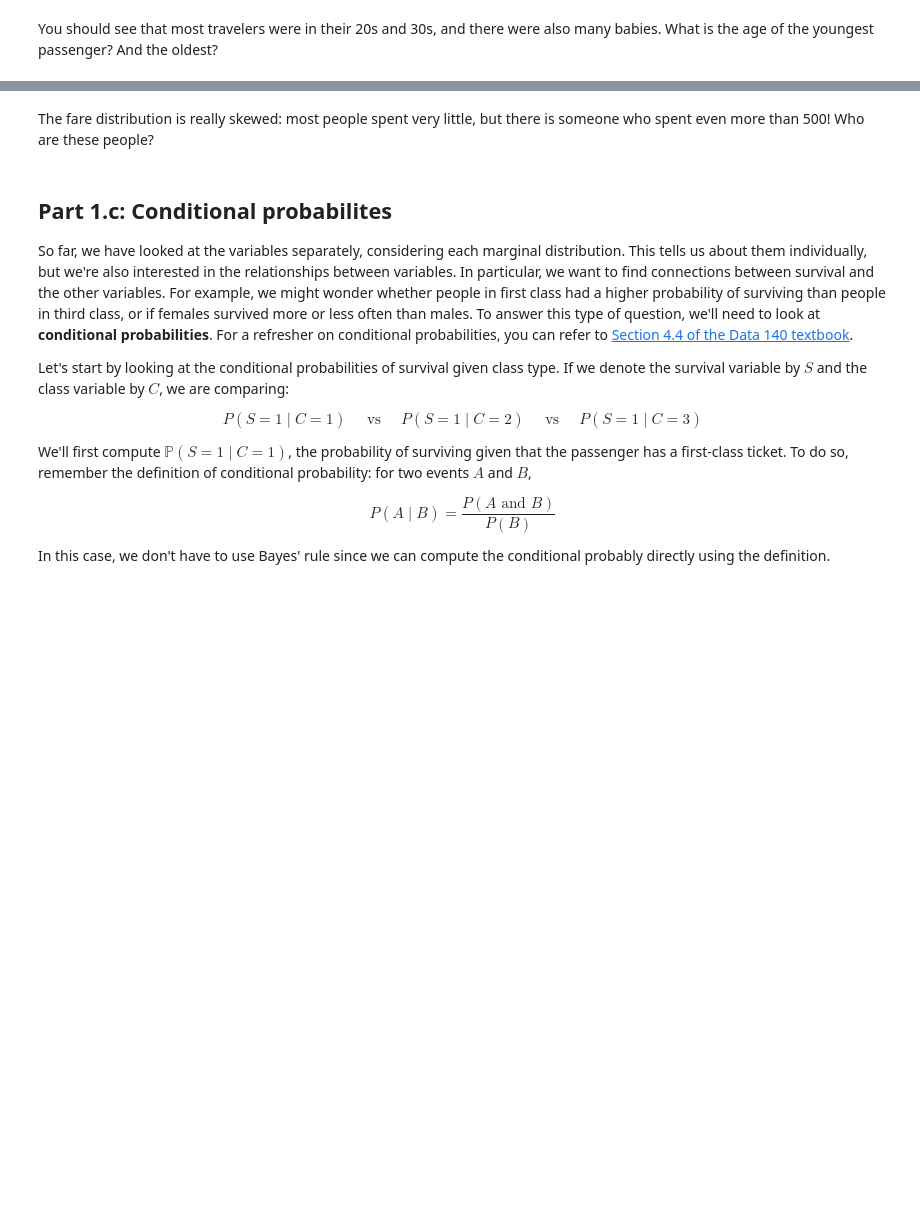
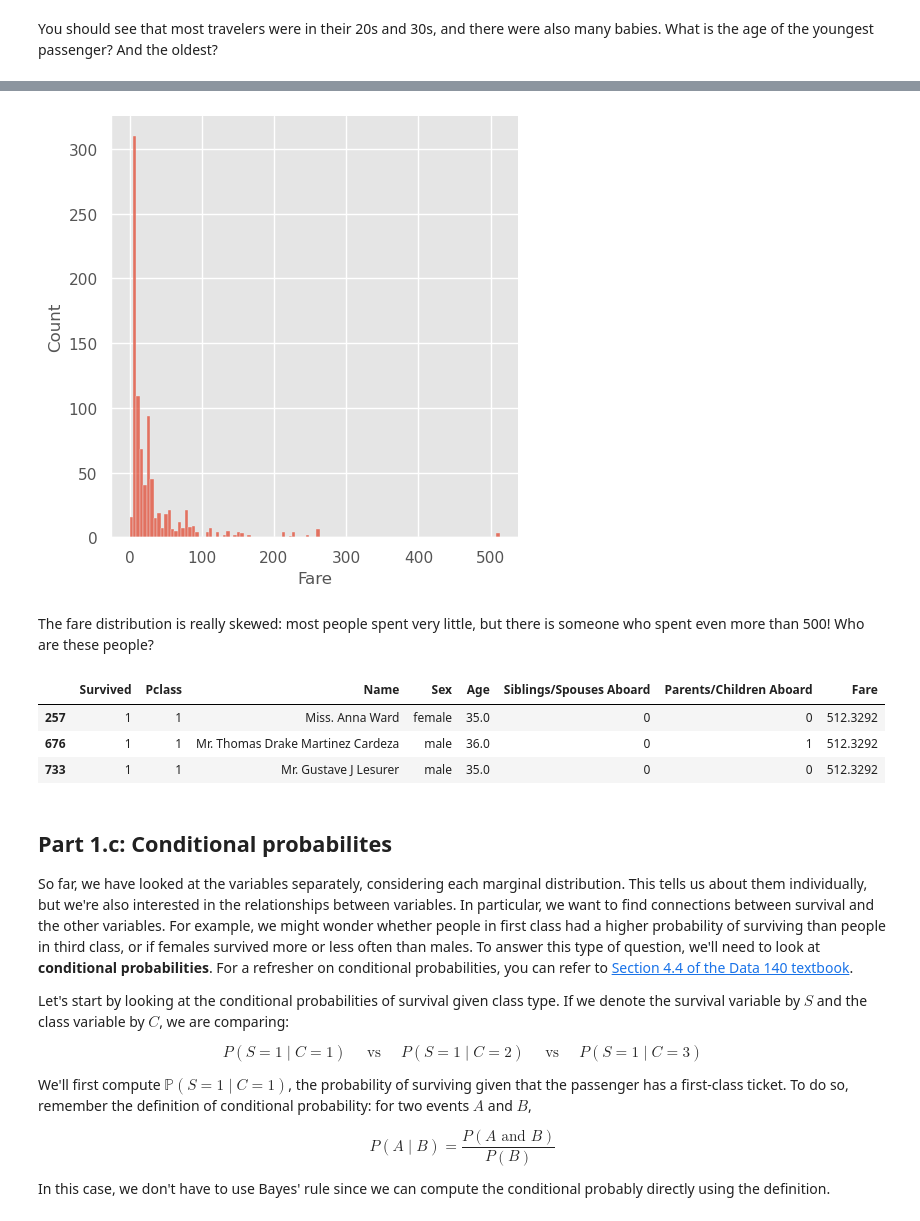
Before and after one commit to ds-102/sp24-materials, a Jupyter notebook: lab/lab01/lab01.ipynb, the cells around one changed output, grey strips where cells are left out. Drawn from its saved outputs; the diff is of its cells as text; code cells hidden in the pictures; blank space fills up the shorter version.

```diff
--- a/lab/lab01/lab01.ipynb
+++ b/lab/lab01/lab01.ipynb
@@ -238,12 +263,19 @@ grader.check("q1b_iii")
 <!-- BEGIN QUESTION -->
 # %%
 # TODO: use displot to show the fare distribution
-...
+sns.displot(x = titanic["Fare"]);
+# %% [output]
+[figure, added]
 # %% [markdown]
 The fare distribution is really skewed: most people spent very little, but there is someone who spent even more than 500! Who are these people?
 # %%
 # TODO: display the rows corresponding to passengers who spent more than 500.
-...
+titanic[titanic['Fare'] > 500]
+# %% [output]
+|  | Survived | Pclass | Name | Sex | Age | Siblings/Spouses Aboard | Parents/Children Aboard | Fare |
+| 257 | 1 | 1 | Miss. Anna Ward | female | 35.0 | 0 | 0 | 512.3292 |
+| 676 | 1 | 1 | Mr. Thomas Drake Martinez Cardeza | male | 36.0 | 0 | 1 | 512.3292 |
+| 733 | 1 | 1 | Mr. Gustave J Lesurer | male | 35.0 | 0 | 0 | 512.3292 |
 # %% [markdown]
 <!-- END QUESTION -->
 
```
Also changed, not shown: parts of 30 cells of this notebook.
